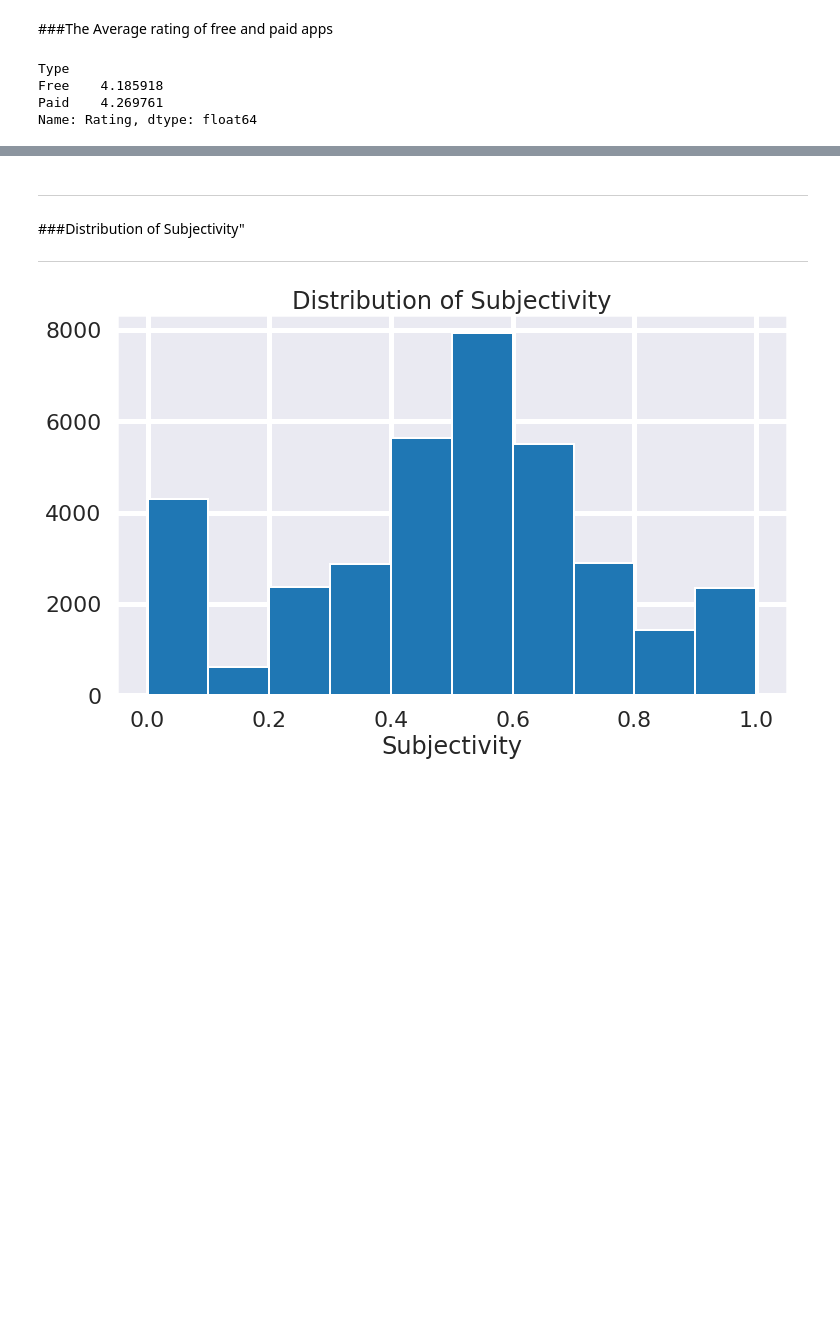
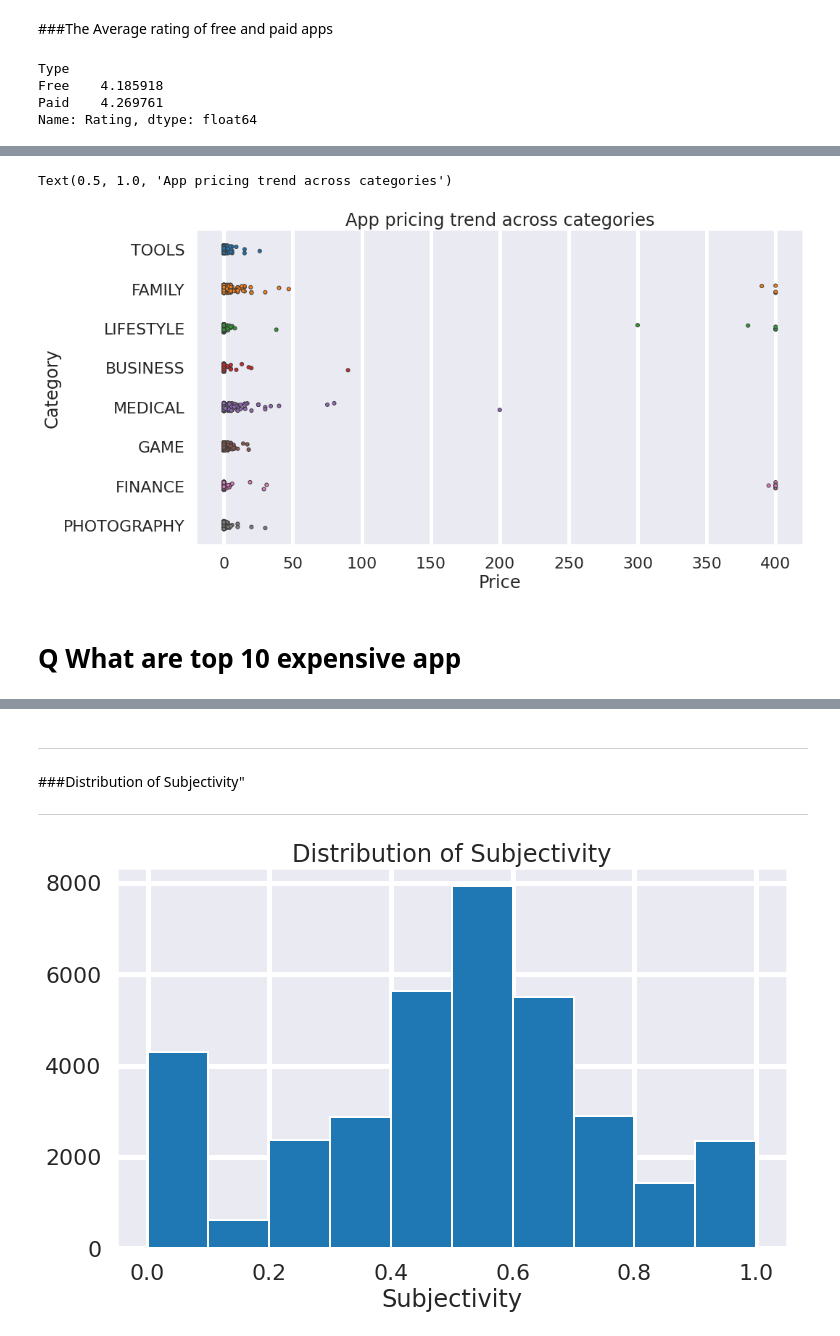
Before and after one commit to Team-AlmaBetter/playstore-analysis, a Jupyter notebook: Copy_of_Playstore_Analysis_TeamProject_EDA.ipynb, the cells around one changed output, grey strips where cells are left out. Saved outputs shown, nothing was run; the diff lists cells and outputs as text; code cells hidden in the pictures; blank space fills up the shorter version.

```diff
--- a/Copy_of_Playstore_Analysis_TeamProject_EDA.ipynb
+++ b/Copy_of_Playstore_Analysis_TeamProject_EDA.ipynb
@@ -805,0 +835,18 @@ Name: Rating, dtype: float64
+# %%
+fig, ax = plt.subplots()
+fig.set_size_inches(15, 8)
+
+# Select a few popular app categories
+popular_app_cats = df_Play_Store[df_Play_Store.Category.isin(['GAME', 'FAMILY', 'PHOTOGRAPHY',
+                                            'MEDICAL', 'TOOLS', 'FINANCE',
+                                            'LIFESTYLE','BUSINESS'])]
+
+# Examine the price trend for the subset of categories
+ax = sns.stripplot(x='Price', y='Category', data=popular_app_cats,
+                   jitter=True, linewidth=1)
+ax.set_title('App pricing trend across categories')
+# %% [output]
+Text(0.5, 1.0, 'App pricing trend across categories')
+[figure, added]
+# %% [markdown]
+# Q  What are top 10  expensive app
```
Also changed, not shown: parts of 12 cells of this notebook.
